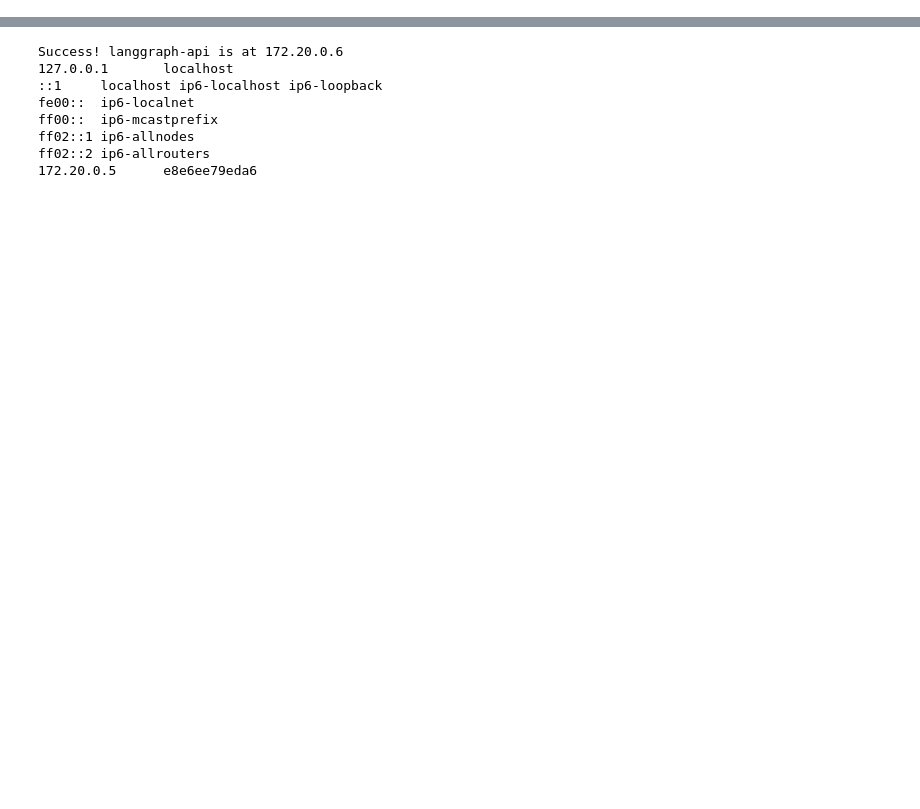
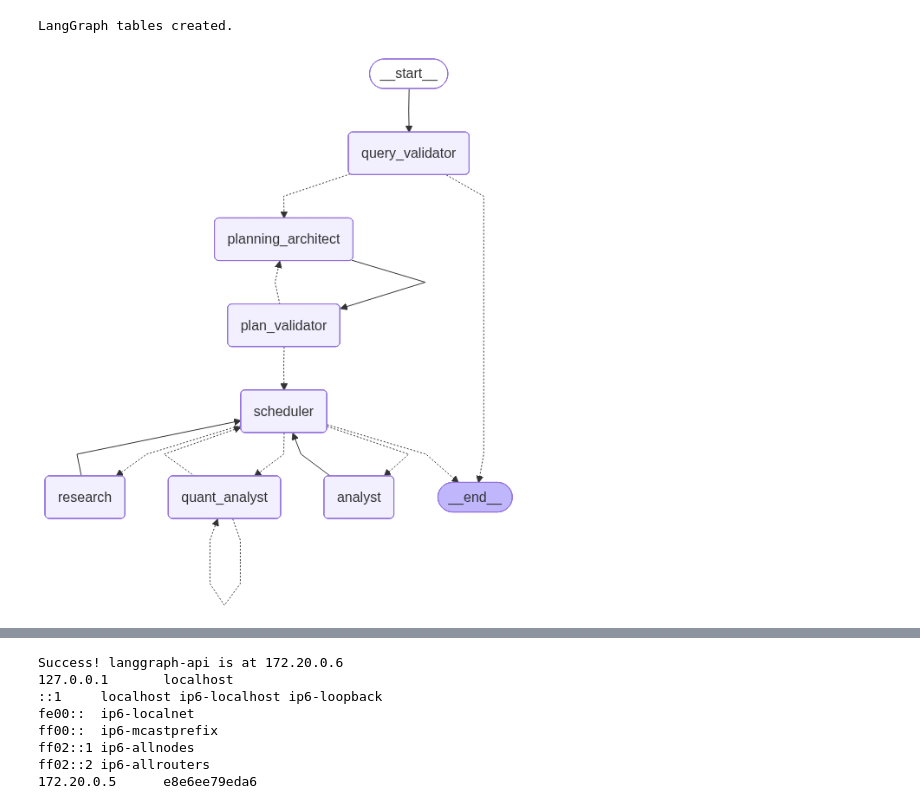
Before and after one commit to Yas2020/AgenticAI, a Jupyter notebook: notebooks/graph.ipynb, the cells around one changed output, grey strips where cells are left out. Cells and saved outputs as stored; diff of their text form; code cells hidden in the pictures; blank space fills up the shorter version.

```diff
--- a/notebooks/graph.ipynb
+++ b/notebooks/graph.ipynb
@@ -10,0 +40,11 @@ from langgraph.checkpoint.serde.jsonplus import JsonPlusSerializer
+# %%
+from app.core.engine import graph
+
+try:
+    display(Image(graph.get_graph().draw_mermaid_png()))
+except Exception:
+    # Fallback if dependencies aren't installed
+    print("Graph compiled successfully.")
+# %% [output]
+LangGraph tables created.
+[figure, added]
```
Also changed, not shown: parts of 12 cells of this notebook, 28 other files.
